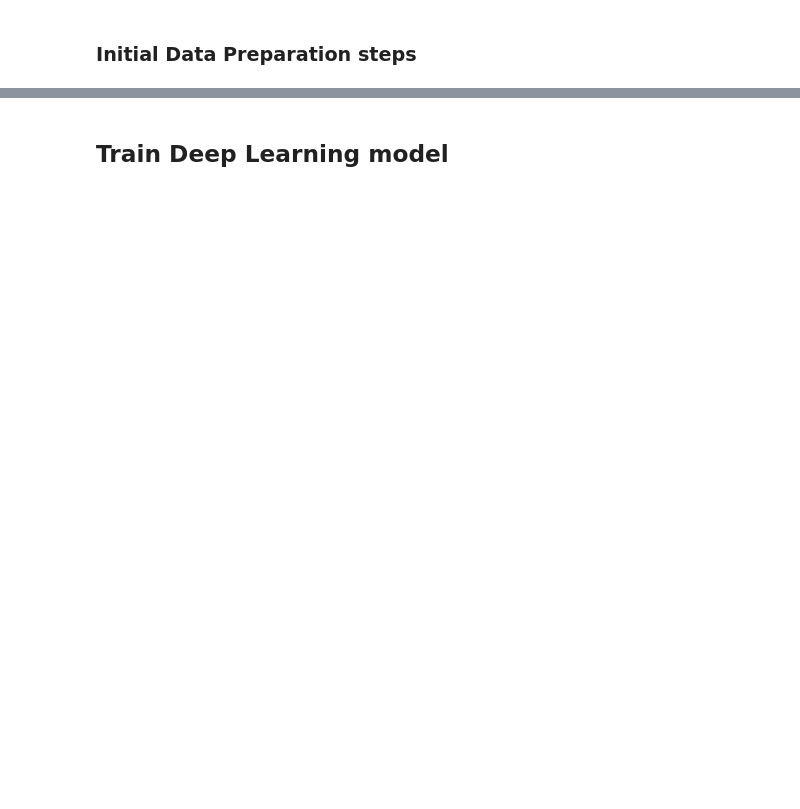
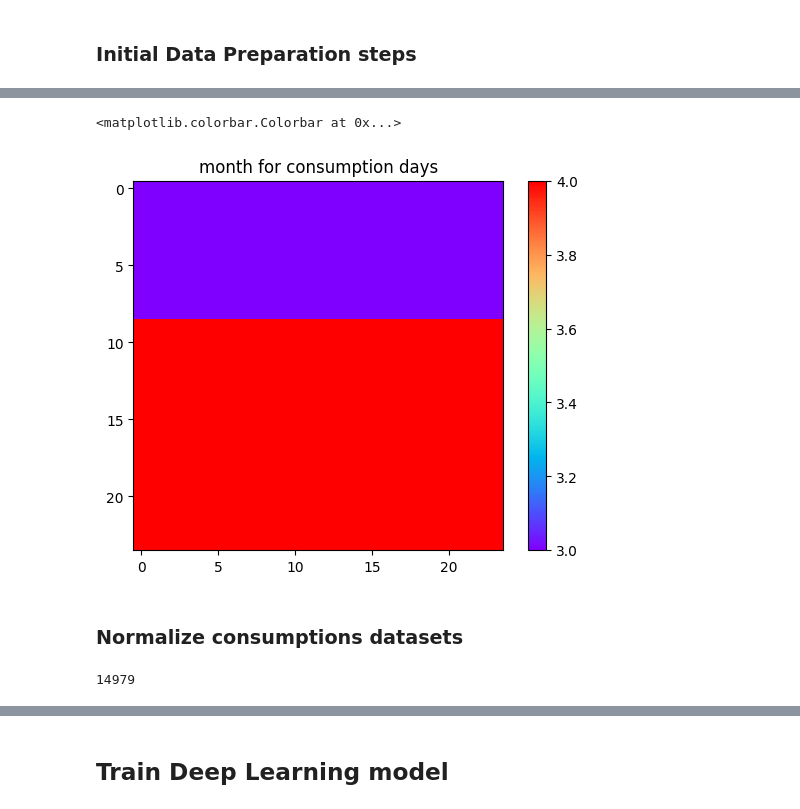
Before and after one commit to FranUrsus/TimeSeriesImaging, a Jupyter notebook: scripts/main.ipynb, the cells around one changed output, grey strips where cells are left out. Saved outputs shown, nothing was run; the diff lists cells and outputs as text; code cells hidden in the pictures; blank space fills up the shorter version.

```diff
--- a/scripts/main.ipynb
+++ b/scripts/main.ipynb
@@ -475,0 +230,5 @@ image_processing.save_three_channels_images(input_nn_diff_train[0:9],input_nn_su
+# %%
+names = []
+for i in range(24):
+    names.append("d"+str(i))
+names
@@ -475,0 +620,6 @@ image_processing.save_three_channels_images(input_nn_diff_train[0:9],input_nn_su
+# %%
+month_first_row = month_for_consumption_days_train.iloc[666].to_numpy()
+month_img = month_first_row
+for i in range (0,23):
+    month_img = np.column_stack((month_img,month_first_row))
+month_img
@@ -475,0 +644,15 @@ image_processing.save_three_channels_images(input_nn_diff_train[0:9],input_nn_su
+# %%
+plt.imshow(month_img,cmap = 'rainbow')
+plt.title("month for consumption days")
+plt.colorbar()
+# %% [output]
+<matplotlib.colorbar.Colorbar at 0x...>
+[figure, added]
+# %% [markdown]
+### Normalize consumptions datasets
+# %%
+max_val = data.drop(['next_day_cluster','day_id','consumer_id'], axis=1).to_numpy().max()
+min_val = data.drop(['next_day_cluster','day_id','consumer_id'], axis=1).to_numpy().min()
+max_val
+# %% [output]
+14979
```
Also changed, not shown: parts of 262 cells of this notebook, 5 other files.
